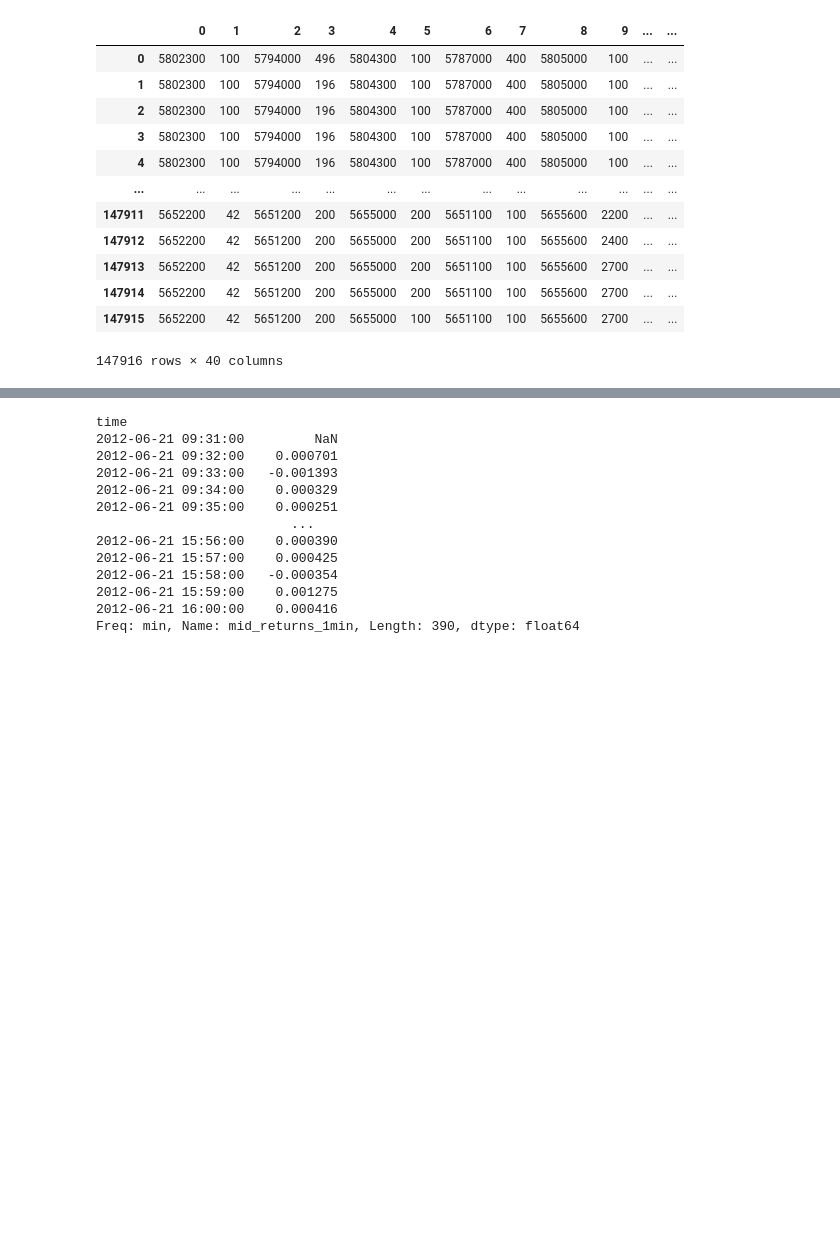
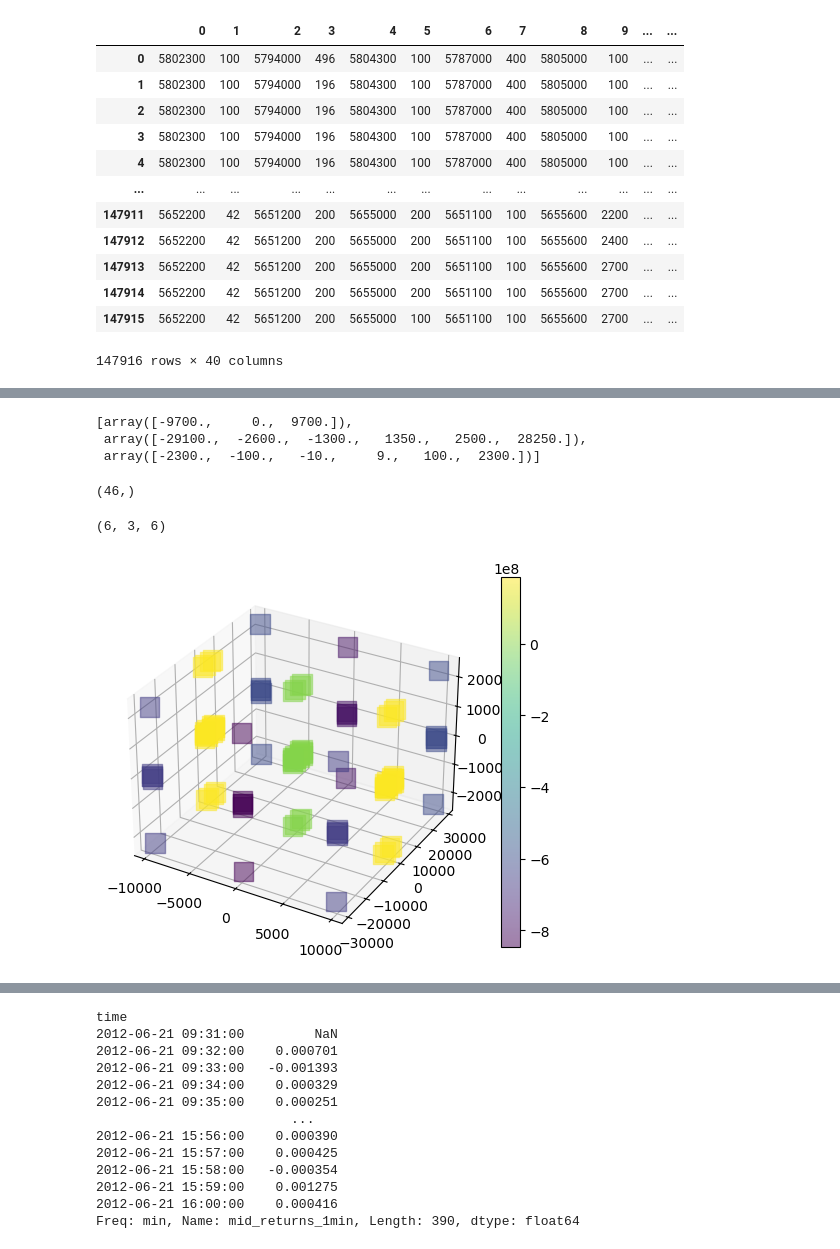
Before and after one commit to peernagy/lob_bench, a Jupyter notebook: eval.ipynb, the cells around one changed output, grey strips where cells are left out. Cells and saved outputs as stored; diff of their text form; code cells hidden in the pictures; blank space fills up the shorter version.

```diff
--- a/eval.ipynb
+++ b/eval.ipynb
@@ -394,0 +409,6 @@ b_real
+# %%
+book_real_3d = eval.compute_3d_book_changes(m_real, b_real)
+book_real_3d
+
+
+# TODO: bin this data for all dimensions separately and then compute the L1 norm of the distributions
@@ -394,0 +430,3 @@ b_real
+# %%
+book_real_3d_groups, bins = eval.compute_3d_book_groups(book_real_3d, 5)
+book_real_3d_groups
@@ -394,0 +469,6 @@ b_real
+# %%
+bins
+# %% [output]
+[array([-9700.,     0.,  9700.]),
+ array([-29100.,  -2600.,  -1300.,   1350.,   2500.,  28250.]),
+ array([-2300.,  -100.,   -10.,     9.,   100.,  2300.])]
@@ -394,0 +478,25 @@ b_real
+# %%
+value_counts.sort_index().values.shape
+# %% [output]
+(46,)
+# %%
+values.shape
+# %% [output]
+(6, 3, 6)
+# %%
+import matplotlib.pyplot as plt
+
+
+# X, Y, Z = np.meshgrid([-10,0,10], [-10,0,10], [-10,0,10])
+X, Y, Z = np.meshgrid(*bins)
+values = 2*X*X - Y*Y + 1/(Z*Z+1)
+# values = value_counts.sort_index().values
+
+fig = plt.figure()
+ax = fig.add_subplot(111, projection='3d')
+scatter = ax.scatter(X, Y, Z, c=values, cmap='viridis', marker='s', alpha=0.5, s=200)
+fig.colorbar(scatter, ax=ax)
+
+plt.show()
+# %% [output]
+[figure, added]
```
Also changed, not shown: parts of 12 cells of this notebook, 7 other files.
